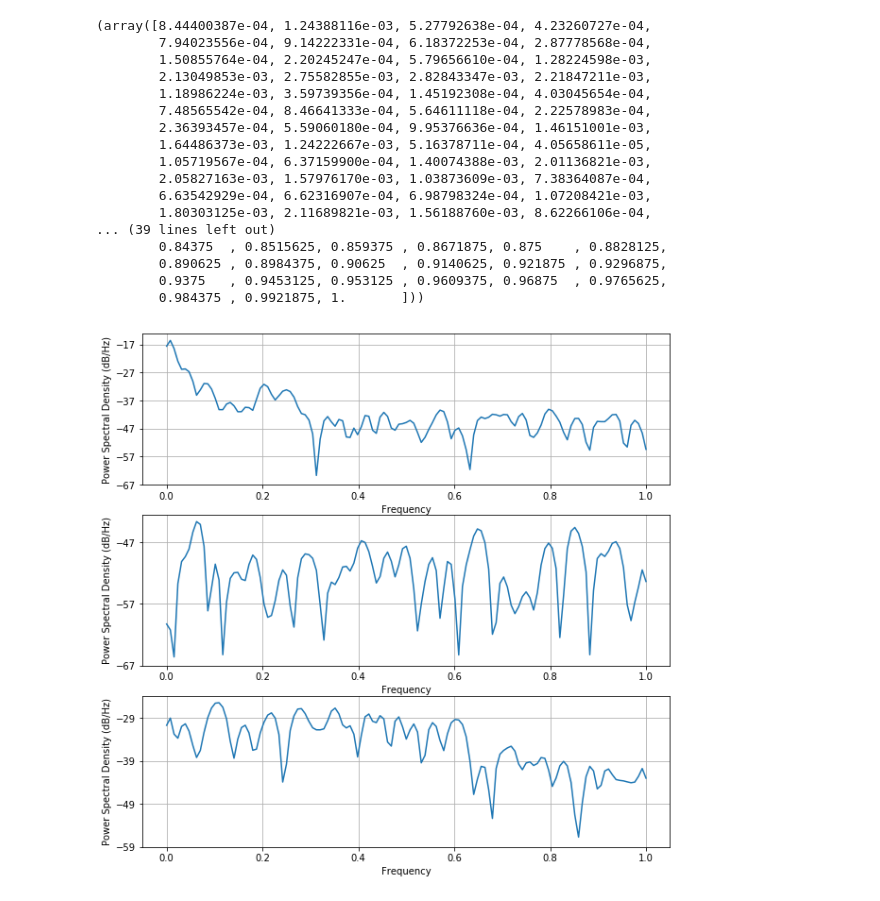
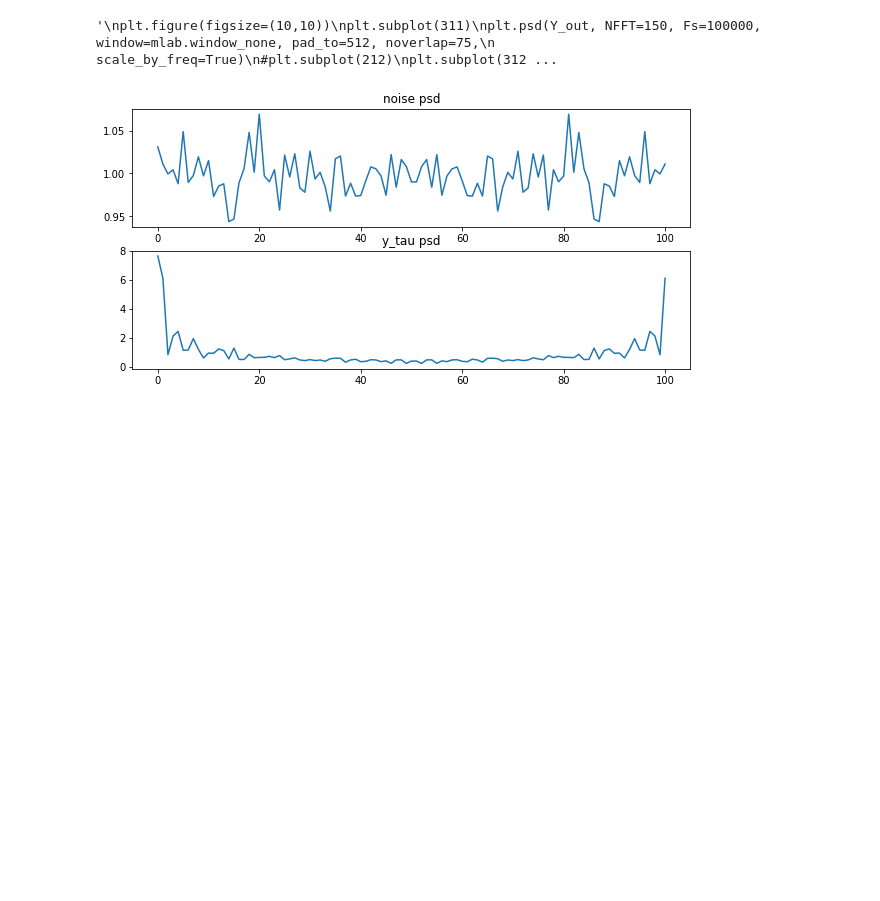
Before and after one commit to worden1/pytorch-CoopNets, a Jupyter notebook: gauss_mcmc.ipynb, the cells around one changed output. Drawn from its saved outputs; the diff is of its cells as text; code cells hidden in the pictures; blank space fills up the shorter version.

```diff
--- a/gauss_mcmc.ipynb
+++ b/gauss_mcmc.ipynb
@@ -88,52 +104,50 @@ def gauss_omega_mcmc_simulate_omega(Y_0 ,langevin_step_size ,langevin_step_num ,
 #print(oo)
 # %%
 import pylab as plt
+import matplotlib.mlab as mlab
 langevin_step_size = 0.01
 sigma = 0.0618
-langevin_step_num = 2000
-H = 0.99
+langevin_step_num = 200000
+H = 0.8
 beta = -1.2
 image_size = 101
 
 Y_0 = 0.1 * sigma * torch.randn(image_size)
 Y_u0 = 0.1 * sigma * torch.rand(image_size)
 Y_u = 0.1 * sigma * torch.ones(image_size)
 
 Y_out2 = gauss_mcmc_simulate(Y_0 ,langevin_step_size ,langevin_step_num ,sigma, image_size)
-Y_out = gauss_omega_mcmc_simulate(Y_0 ,langevin_step_size ,langevin_step_num ,sigma, image_size, H)
+lst_noise, lst_ytau = gauss_omega_mcmc_simulate(Y_0 ,langevin_step_size ,langevin_step_num ,sigma, image_size, H)
 Y_out1 = gauss_omega_mcmc_simulate_omega(Y_0 ,langevin_step_size ,langevin_step_num ,sigma, image_size, beta)
 #print(Y_out)
 
 #print(Y_u)
 #print(Y_out)
-
+psd_noise = est_psd(lst_noise,image_size)
+psd_ytau = est_psd(lst_ytau,image_size)
+plt.figure(figsize=(10,10))
+plt.subplot(411)
+plt.plot(psd_noise.data.numpy())
+plt.title('noise psd')
+plt.subplot(412)
+plt.plot(psd_ytau.data.numpy())
+plt.title('y_tau psd')
+'''
 plt.figure(figsize=(10,10))
 plt.subplot(311)
-plt.psd(Y_out)
+plt.psd(Y_out, NFFT=150, Fs=100000, window=mlab.window_none, pad_to=512, noverlap=75,
+        scale_by_freq=True)
 #plt.subplot(212)
 plt.subplot(312)
-plt.psd(Y_0)
+plt.psd(Y_0, NFFT=150, Fs=100000, window=mlab.window_none, pad_to=512, noverlap=75,
+        scale_by_freq=True)
 plt.subplot(313)
-plt.psd(Y_out1)
+plt.psd(Y_out1, NFFT=150, Fs=100000, window=mlab.window_none, pad_to=512, noverlap=75,
+        scale_by_freq=True)
+'''
 # %% [output]
-(array([8.44400387e-04, 1.24388116e-03, 5.27792638e-04, 4.23260727e-04,
-        7.94023556e-04, 9.14222331e-04, 6.18372253e-04, 2.87778568e-04,
-        1.50855764e-04, 2.20245247e-04, 5.79656610e-04, 1.28224598e-03,
-        2.13049853e-03, 2.75582855e-03, 2.82843347e-03, 2.21847211e-03,
-        1.18986224e-03, 3.59739356e-04, 1.45192308e-04, 4.03045654e-04,
-        7.48565542e-04, 8.46641333e-04, 5.64611118e-04, 2.22578983e-04,
-        2.36393457e-04, 5.59060180e-04, 9.95376636e-04, 1.46151001e-03,
-        1.64486373e-03, 1.24222667e-03, 5.16378711e-04, 4.05658611e-05,
-        1.05719567e-04, 6.37159900e-04, 1.40074388e-03, 2.01136821e-03,
-        2.05827163e-03, 1.57976170e-03, 1.03873609e-03, 7.38364087e-04,
-        6.63542929e-04, 6.62316907e-04, 6.98798324e-04, 1.07208421e-03,
-        1.80303125e-03, 2.11689821e-03, 1.56188760e-03, 8.62266106e-04,
-... (39 lines left out)
-        0.84375  , 0.8515625, 0.859375 , 0.8671875, 0.875    , 0.8828125,
-        0.890625 , 0.8984375, 0.90625  , 0.9140625, 0.921875 , 0.9296875,
-        0.9375   , 0.9453125, 0.953125 , 0.9609375, 0.96875  , 0.9765625,
-        0.984375 , 0.9921875, 1.       ]))
+'\nplt.figure(figsize=(10,10))\nplt.subplot(311)\nplt.psd(Y_out, NFFT=150, Fs=100000, window=mlab.window_none, pad_to=512, noverlap=75,\n        scale_by_freq=True)\n#plt.subplot(212)\nplt.subplot(312 ...
-[figure, old version]
+[figure, new version]
 # %%
 import pylab as plt
 langevin_step_size = 0.01
```
Also changed, not shown: parts of 9 cells of this notebook, 2 other files.
